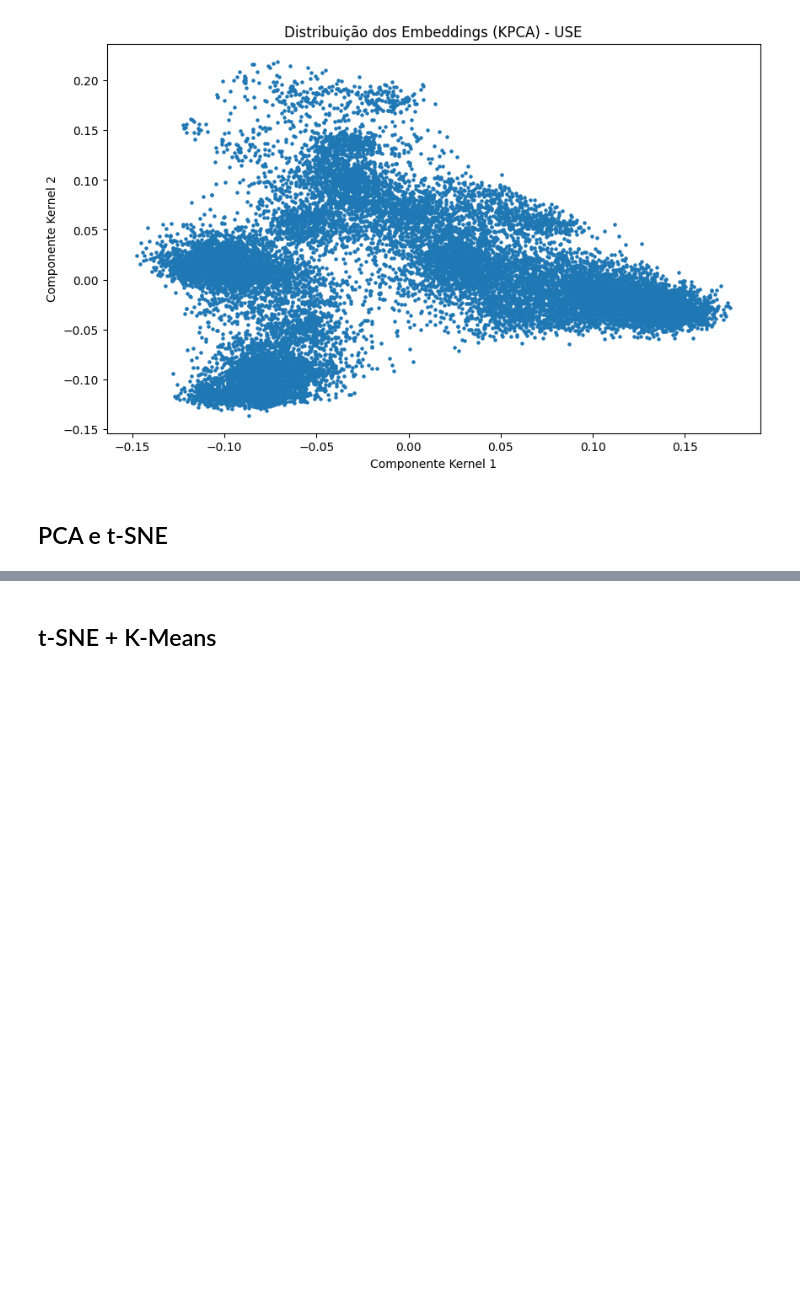
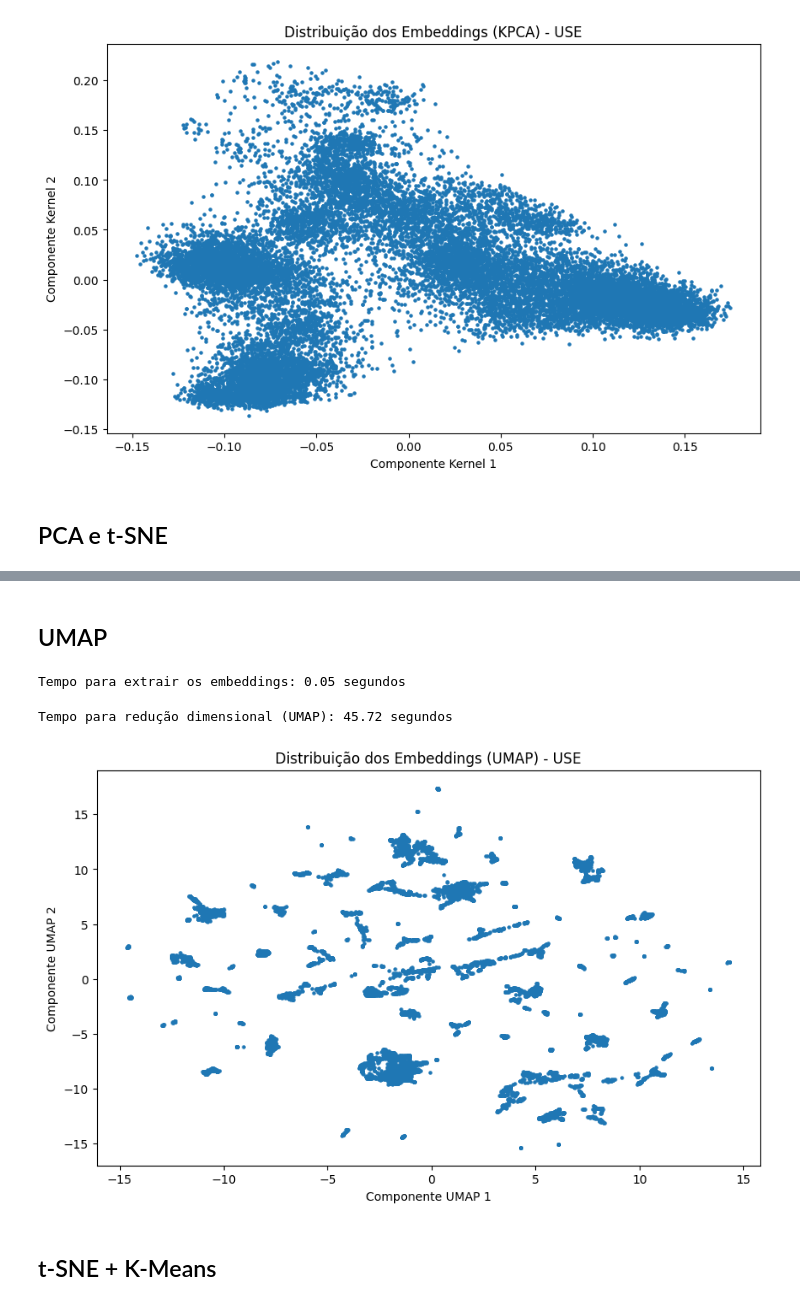
Before and after one commit to aqcorreia/PPCA-MD-Trabalho, a Jupyter notebook: 05_1_Clustering_USE.ipynb, the cells around one changed output, grey strips where cells are left out. Saved outputs shown, nothing was run; the diff lists cells and outputs as text; code cells hidden in the pictures; blank space fills up the shorter version.

```diff
--- a/05_1_Clustering_USE.ipynb
+++ b/05_1_Clustering_USE.ipynb
@@ -174,4 +197,35 @@ Tempo para redução dimensional (t-SNE): 229.53 segundos
 [figure]
+# %% [markdown]
+## UMAP
+# %%
+# Medir o tempo de extração dos embeddings
+start_time = time.time()
+
+# Extrair os embeddings da coluna 'USE_Embeddings' para um array NumPy
+embeddings = np.vstack(df_portarias_mgi[f'{varEmbedding}_Embeddings'])
+extraction_time = time.time() - start_time
+print(f"Tempo para extrair os embeddings: {extraction_time:.2f} segundos")
+
+# Medir o tempo de redução com UMAP
+start_time = time.time()
+
+# Reduzir para 2 dimensões com UMAP
+umap_model = umap.UMAP(n_components=2, n_neighbors=15, min_dist=0.1, random_state=42)
+embeddings_umap_2d = umap_model.fit_transform(embeddings)
+reduction_time = time.time() - start_time
+print(f"Tempo para redução dimensional (UMAP): {reduction_time:.2f} segundos")
+
+# Plotar os embeddings reduzidos
+plt.figure(figsize=(10, 6))
+plt.scatter(embeddings_umap_2d[:, 0], embeddings_umap_2d[:, 1], s=5)
+plt.title(f'Distribuição dos Embeddings (UMAP) - {varEmbedding}')
+plt.xlabel("Componente UMAP 1")
+plt.ylabel("Componente UMAP 2")
+plt.show()
+# %% [output]
+Tempo para extrair os embeddings: 0.05 segundos
+Tempo para redução dimensional (UMAP): 45.72 segundos
+[figure, added]
 # %% [markdown]
 ## t-SNE + K-Means
 # %%
```
Also changed, not shown: parts of 19 cells of this notebook, 5 other files.
